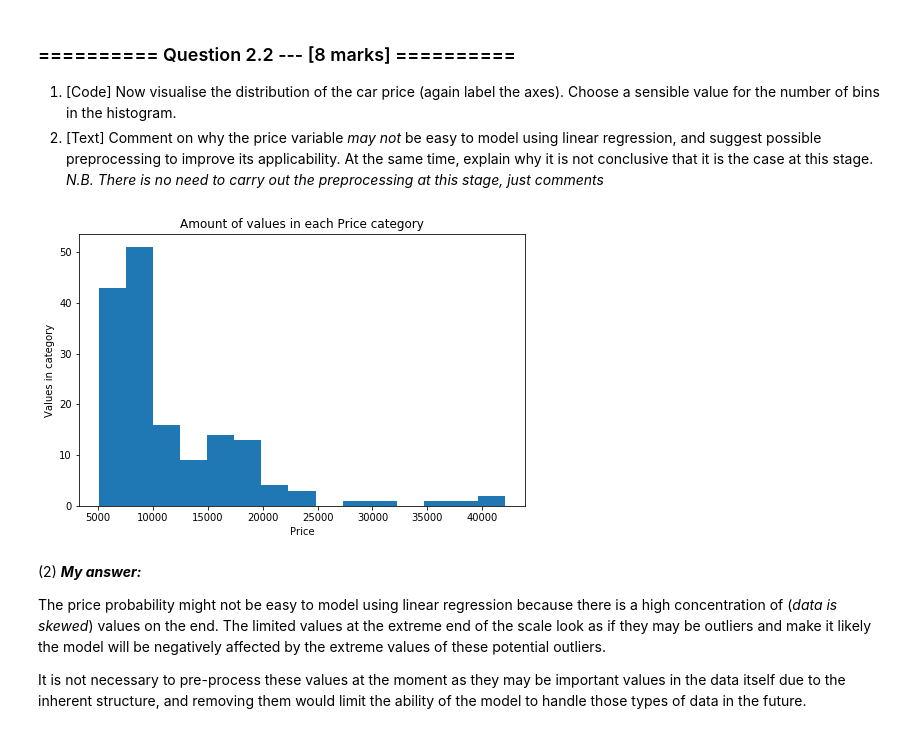
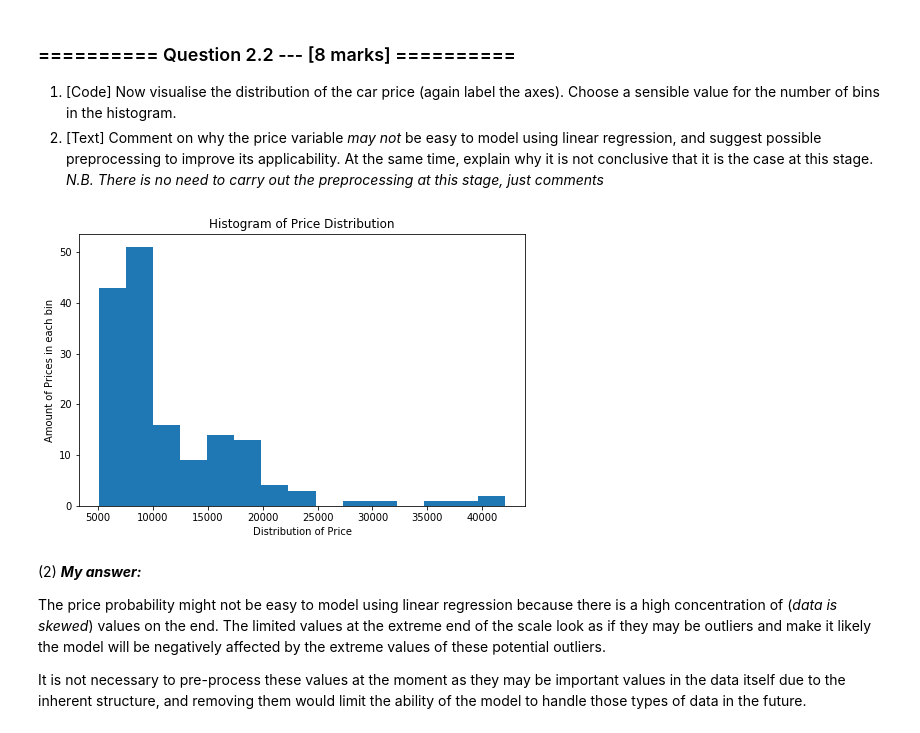
Before and after one commit to ZeroSum24/IAML2018, a Jupyter notebook: Assignments_Work/02_LinearRegression.ipynb, the cells around one changed output. Cells and saved outputs as stored; diff of their text form; code cells hidden in the pictures.

```diff
--- a/Assignments_Work/02_LinearRegression.ipynb
+++ b/Assignments_Work/02_LinearRegression.ipynb
@@ -331,19 +337,19 @@ There looks like there might be a linear correlation between the price and the e
 # %%
 # (1) # Your Code goes here:
 
 # plt.figure(figsize=(8,5))
 # plt.hist(x=auto_numeric, y=auto_numeric.price, data=auto_numeric)
 # plt.show()
 
 # g = sns.distplot(a=auto_numeric.price, hist=True)
 plt.figure(figsize=(8,5))
 plt.hist(x=auto_numeric.price, bins=15)
-plt.xlabel("Price")
-plt.ylabel("Values in category")
-plt.title("Amount of values in each Price category")
+plt.xlabel("Distribution of Price")
+plt.ylabel("Amount of Prices in each bin")
+plt.title("Histogram of Price Distribution")
 plt.show()
 # %% [output]
-[figure, old version]
+[figure, new version]
 # %% [markdown]
 (2) ***My answer:***
 
```
Also changed, not shown: parts of 22 cells of this notebook.
